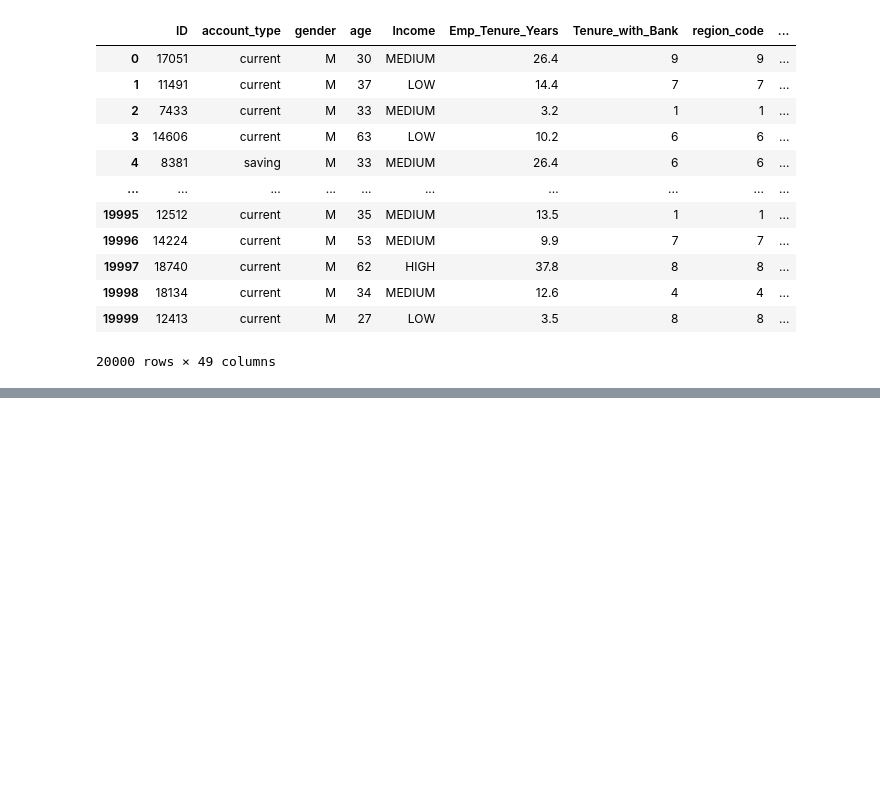
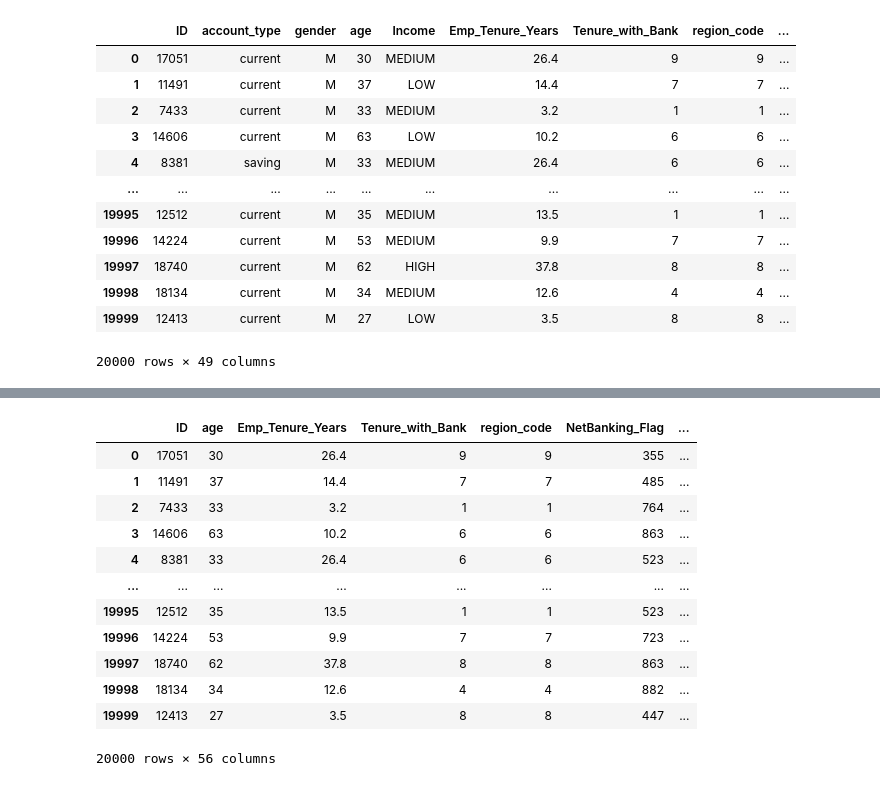
Before and after one commit to Adi46878/bank-credit-consumption-prediction, a Jupyter notebook: customer_credit_consumption_model.ipynb, the cells around one changed output, grey strips where cells are left out. Saved outputs shown, nothing was run; the diff lists cells and outputs as text; code cells hidden in the pictures; blank space fills up the shorter version.

```diff
--- a/customer_credit_consumption_model.ipynb
+++ b/customer_credit_consumption_model.ipynb
@@ -242,0 +261,2 @@ df
+# %%
+df['total_dc_spend'] = df['dc_cons_apr'] + df['dc_cons_may'] + df['dc_cons_jun']
@@ -242,0 +279,2 @@ df
+# %%
+df['avg_cc_spend'] = df['total_cc_spend']/3
@@ -242,0 +297,2 @@ df
+# %%
+df['spend_to_limit_ratio'] = df['total_cc_spend'] / (df['card_lim'] + 1)
@@ -242,0 +315,18 @@ df
+# %%
+df = pd.get_dummies(df, drop_first=True)
+# %%
+df
+# %% [output]
+|  | ID | age | Emp_Tenure_Years | Tenure_with_Bank | region_code | NetBanking_Flag | ... |
+| 0 | 17051 | 30 | 26.4 | 9 | 9 | 355 | ... |
+| 1 | 11491 | 37 | 14.4 | 7 | 7 | 485 | ... |
+| 2 | 7433 | 33 | 3.2 | 1 | 1 | 764 | ... |
+| 3 | 14606 | 63 | 10.2 | 6 | 6 | 863 | ... |
+| 4 | 8381 | 33 | 26.4 | 6 | 6 | 523 | ... |
+| ... | ... | ... | ... | ... | ... | ... | ... |
+| 19995 | 12512 | 35 | 13.5 | 1 | 1 | 523 | ... |
+| 19996 | 14224 | 53 | 9.9 | 7 | 7 | 723 | ... |
+| 19997 | 18740 | 62 | 37.8 | 8 | 8 | 863 | ... |
+| 19998 | 18134 | 34 | 12.6 | 4 | 4 | 882 | ... |
+| 19999 | 12413 | 27 | 3.5 | 8 | 8 | 447 | ... |
+20000 rows × 56 columns
```
Also changed, not shown: parts of 7 cells of this notebook.
